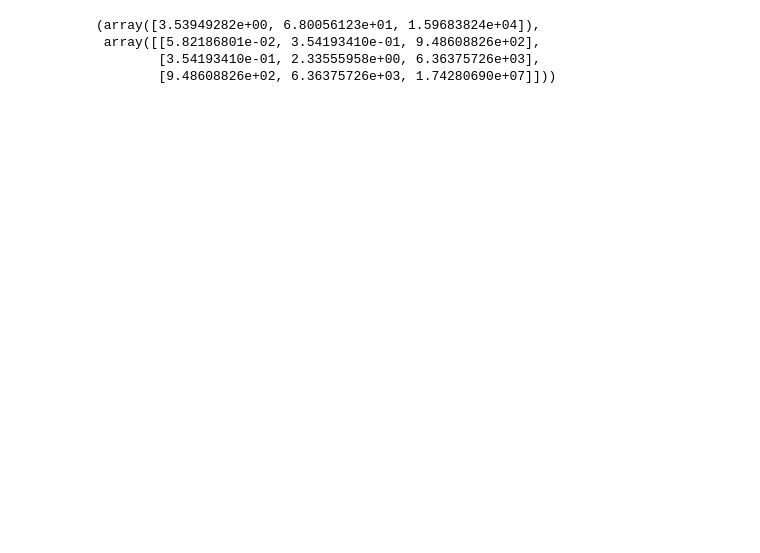
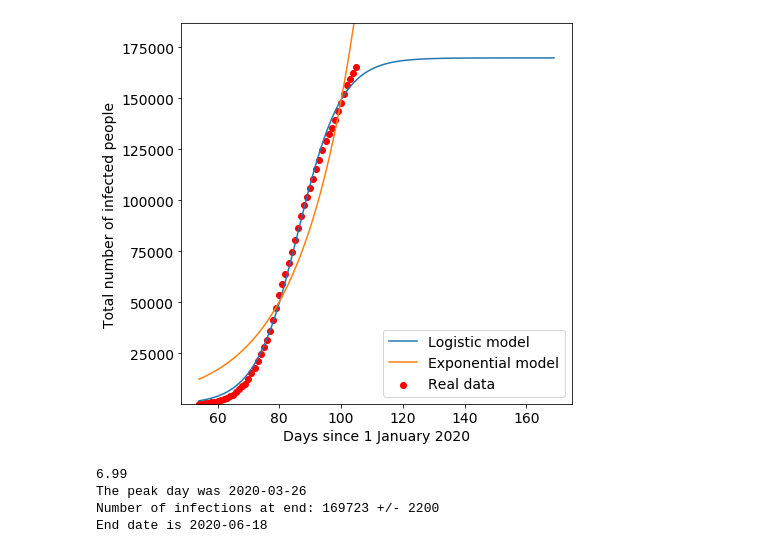
Before and after one commit to timothycomeau/COVID-19, a Jupyter notebook: Italy Test.ipynb, the cells around one changed output. Saved outputs shown, nothing was run; the diff lists cells and outputs as text; code cells hidden in the pictures; blank space fills up the shorter version.

```diff
--- a/Italy Test.ipynb
+++ b/Italy Test.ipynb
@@ -5,56 +5,80 @@ from datetime import datetime,timedelta
 from sklearn.metrics import mean_squared_error
 from scipy.optimize import curve_fit
 from scipy.optimize import fsolve
 import matplotlib.pyplot as plt
 %matplotlib inline
 
 # url = "https://raw.githubusercontent.com/pcm-dpc/COVID-19/master/dati-andamento-nazionale/dpc-covid19-ita-andamento-nazionale.csv"
-df = pd.read_csv('Italy.csv')
+df = pd.read_csv('ItalyUpdates.csv')
 
 df = df.loc[:,['data','totale_casi']]
 FMT = '%Y-%m-%dT%H:%M:%S'
 
 date = df['data']
 
 df['data'] = date.map(lambda x : (datetime.strptime(x, FMT) - datetime.strptime("2020-01-01T00:00:00", FMT)).days  )
 df
 
 def logistic_model(x,a,b,c):
     return c/(1+np.exp(-(x-b)/a))
 
 x = list(df.iloc[:,0])
 y = list(df.iloc[:,1])
-fit = curve_fit(logistic_model,x,y,p0=[2,100,20000])
+fit = curve_fit(logistic_model,x,y,p0=[2,100,50000])
 
 fit
 
-# errors = [np.sqrt(fit[1][i][i]) for i in [0,1,2]]
+errors = [np.sqrt(fit[1][i][i]) for i in [0,1,2]]
 
-# (a,b,c)=(fit[0][0],fit[0][1],fit[0][2])
+(a,b,c)=(fit[0][0],fit[0][1],fit[0][2])
 
-# sol = int(fsolve(lambda x : logistic_model(x,a,b,c) - int(c),b))
+sol = int(fsolve(lambda x : logistic_model(x,a,b,c) - int(c),b))
 
-# def exponential_model(x,a,b,c):
-#     return a*np.exp(b*(x-c))
-# exp_fit = curve_fit(exponential_model,x,y,p0=[1,1,1])
+def exponential_model(x,a,b,c):
+    return a*np.exp(b*(x-c))
+exp_fit = curve_fit(exponential_model,x,y,p0=[1,1,1], maxfev=5000)
 
-# pred_x = list(range(max(x),sol))
-# plt.rcParams['figure.figsize'] = [7, 7]
-# plt.rc('font', size=14)
+pred_x = list(range(max(x),sol))
+plt.rcParams['figure.figsize'] = [7, 7]
+plt.rc('font', size=14)
 
-# # Real data
-# plt.scatter(x,y,label="Real data",color="red")
-# # Predicted logistic curve
-# plt.plot(x+pred_x, [logistic_model(i,fit[0][0],fit[0][1],fit[0][2]) for i in x+pred_x], label="Logistic model" )
-# # Predicted exponential curve
-# plt.plot(x+pred_x, [exponential_model(i,exp_fit[0][0],exp_fit[0][1],exp_fit[0][2]) for i in x+pred_x], label="Exponential model" )
-# plt.legend()
-# plt.xlabel("Days since 1 January 2020")
-# plt.ylabel("Total number of infected people")
-# plt.ylim((min(y)*0.9,c*1.1))
-# plt.show()
+# Real data
+plt.scatter(x,y,label="Real data",color="red")
+# Predicted logistic curve
+plt.plot(x+pred_x, [logistic_model(i,fit[0][0],fit[0][1],fit[0][2]) for i in x+pred_x], label="Logistic model" )
+# Predicted exponential curve
+plt.plot(x+pred_x, [exponential_model(i,exp_fit[0][0],exp_fit[0][1],exp_fit[0][2]) for i in x+pred_x], label="Exponential model" )
+plt.legend()
+plt.xlabel("Days since 1 January 2020")
+plt.ylabel("Total number of infected people")
+plt.ylim((min(y)*0.9,c*1.1))
+plt.show()
+
+newlist = fit[0]
+
+a= round(newlist[0],2)
+peak = int(round(newlist[1]))
+atend=int(round(newlist[2]))
+
+standard_error_endnumber = int(round(errors[2]))
+
+
+s='2019-12-31'
+date = datetime.strptime(s, "%Y-%m-%d")
+peak_day = date + timedelta(days=peak)
+end_day = date + timedelta(days=sol)
+
+peak_date=datetime.strftime(peak_day, "%Y-%m-%d")
+end_date=datetime.strftime(end_day, "%Y-%m-%d")
+
+print(a)
+print("The peak day was", peak_date)
+print("Number of infections at end:", atend, "+/-", standard_error_endnumber)
+
+print("End date is", end_date)
 # %% [output]
+[figure, added]
-(array([3.53949282e+00, 6.80056123e+01, 1.59683824e+04]),
- array([[5.82186801e-02, 3.54193410e-01, 9.48608826e+02],
-        [3.54193410e-01, 2.33555958e+00, 6.36375726e+03],
-        [9.48608826e+02, 6.36375726e+03, 1.74280690e+07]]))
+6.99
+The peak day was 2020-03-26
+Number of infections at end: 169723 +/- 2200
+End date is 2020-06-18
```
Also changed, not shown: 12 other files.
